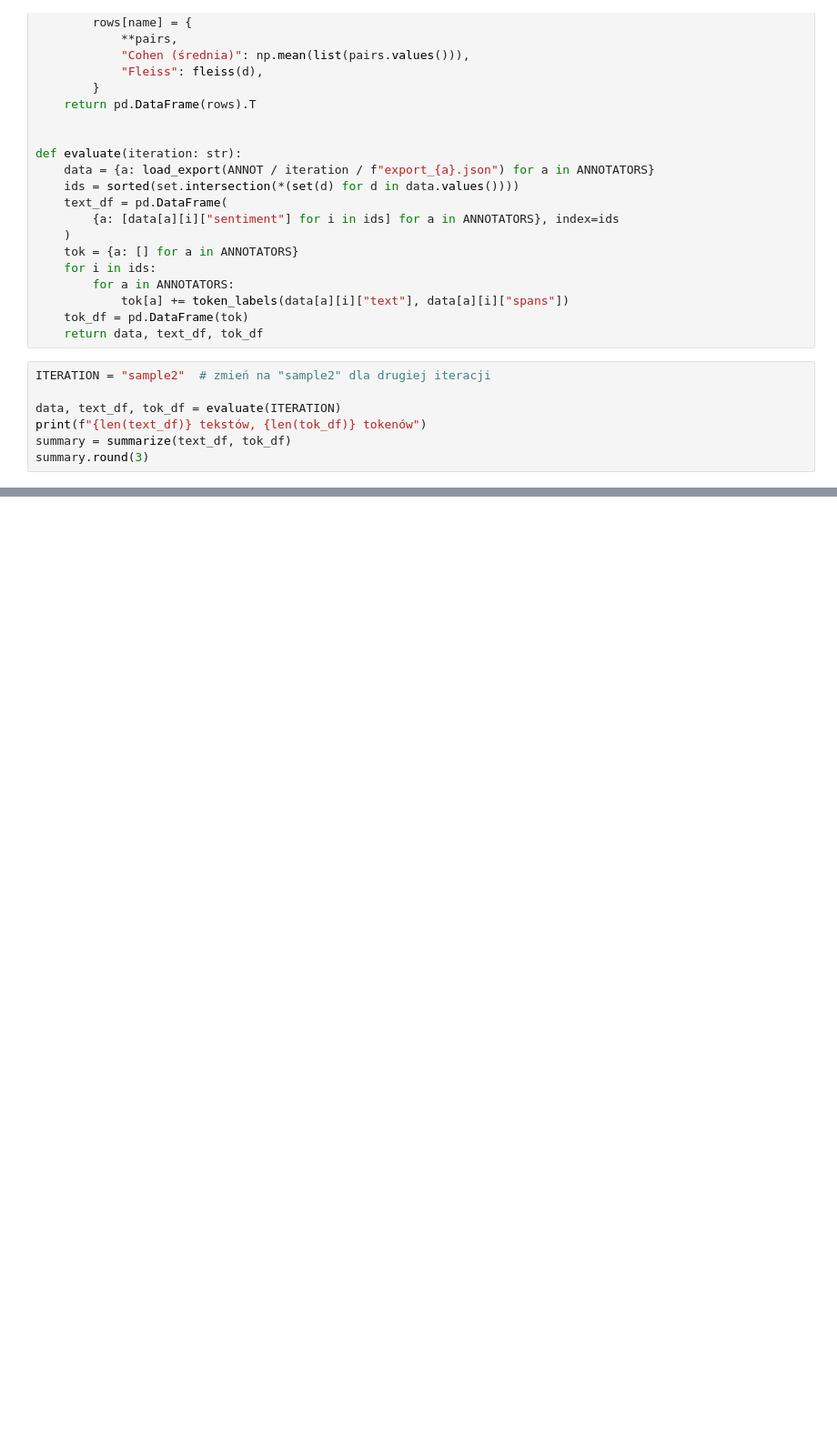
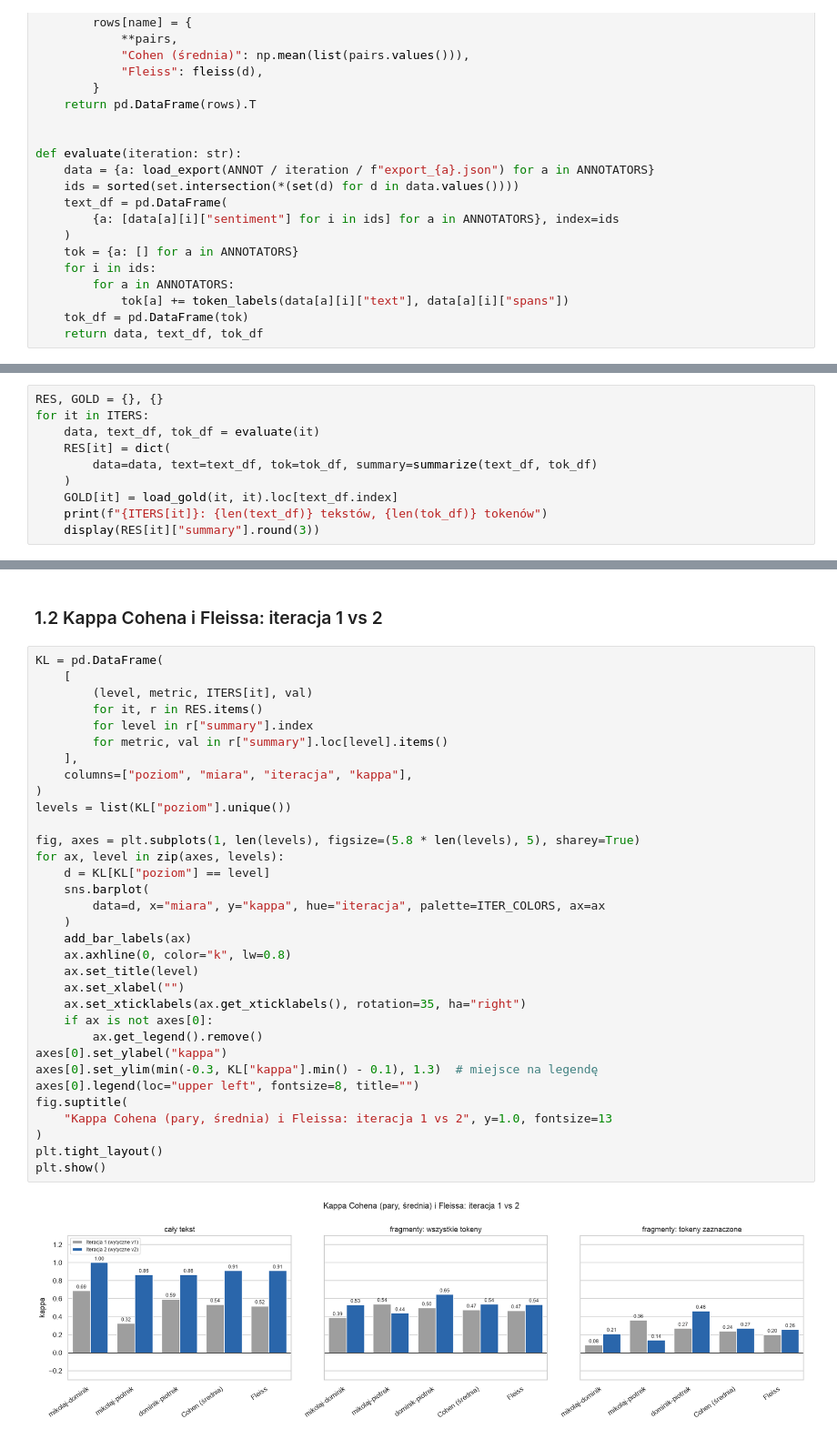
Before and after one commit to Voldziu/NLP, a Jupyter notebook: 01/notebooks/agreement.ipynb, the cells around one changed output, grey strips where cells are left out. Shown at 91% size. Saved outputs shown, nothing was run; the diff lists cells and outputs as text; blank space fills up the shorter version.

```diff
--- a/01/notebooks/agreement.ipynb
+++ b/01/notebooks/agreement.ipynb
@@ -92,10 +155,3 @@ def evaluate(iteration: str):
             tok[a] += token_labels(data[a][i]["text"], data[a][i]["spans"])
     tok_df = pd.DataFrame(tok)
     return data, text_df, tok_df
-# %%
-ITERATION = "sample2"  # zmień na "sample2" dla drugiej iteracji
-
-data, text_df, tok_df = evaluate(ITERATION)
-print(f"{len(text_df)} tekstów, {len(tok_df)} tokenów")
-summary = summarize(text_df, tok_df)
-summary.round(3)
@@ -175,0 +217,10 @@ comparison.round(3)
+# %%
+RES, GOLD = {}, {}
+for it in ITERS:
+    data, text_df, tok_df = evaluate(it)
+    RES[it] = dict(
+        data=data, text=text_df, tok=tok_df, summary=summarize(text_df, tok_df)
+    )
+    GOLD[it] = load_gold(it, it).loc[text_df.index]
+    print(f"{ITERS[it]}: {len(text_df)} tekstów, {len(tok_df)} tokenów")
+    display(RES[it]["summary"].round(3))
@@ -175,0 +238,37 @@ comparison.round(3)
+# %% [markdown]
+### 1.2 Kappa Cohena i Fleissa: iteracja 1 vs 2
+# %%
+KL = pd.DataFrame(
+    [
+        (level, metric, ITERS[it], val)
+        for it, r in RES.items()
+        for level in r["summary"].index
+        for metric, val in r["summary"].loc[level].items()
+    ],
+    columns=["poziom", "miara", "iteracja", "kappa"],
+)
+levels = list(KL["poziom"].unique())
+
+fig, axes = plt.subplots(1, len(levels), figsize=(5.8 * len(levels), 5), sharey=True)
+for ax, level in zip(axes, levels):
+    d = KL[KL["poziom"] == level]
+    sns.barplot(
+        data=d, x="miara", y="kappa", hue="iteracja", palette=ITER_COLORS, ax=ax
+    )
+    add_bar_labels(ax)
+    ax.axhline(0, color="k", lw=0.8)
+    ax.set_title(level)
+    ax.set_xlabel("")
+    ax.set_xticklabels(ax.get_xticklabels(), rotation=35, ha="right")
+    if ax is not axes[0]:
+        ax.get_legend().remove()
+axes[0].set_ylabel("kappa")
+axes[0].set_ylim(min(-0.3, KL["kappa"].min() - 0.1), 1.3)  # miejsce na legendę
+axes[0].legend(loc="upper left", fontsize=8, title="")
+fig.suptitle(
+    "Kappa Cohena (pary, średnia) i Fleissa: iteracja 1 vs 2", y=1.0, fontsize=13
+)
+plt.tight_layout()
+plt.show()
+# %% [output]
+[figure, added]
```
Also changed, not shown: parts of 44 cells of this notebook, 9 other files.
